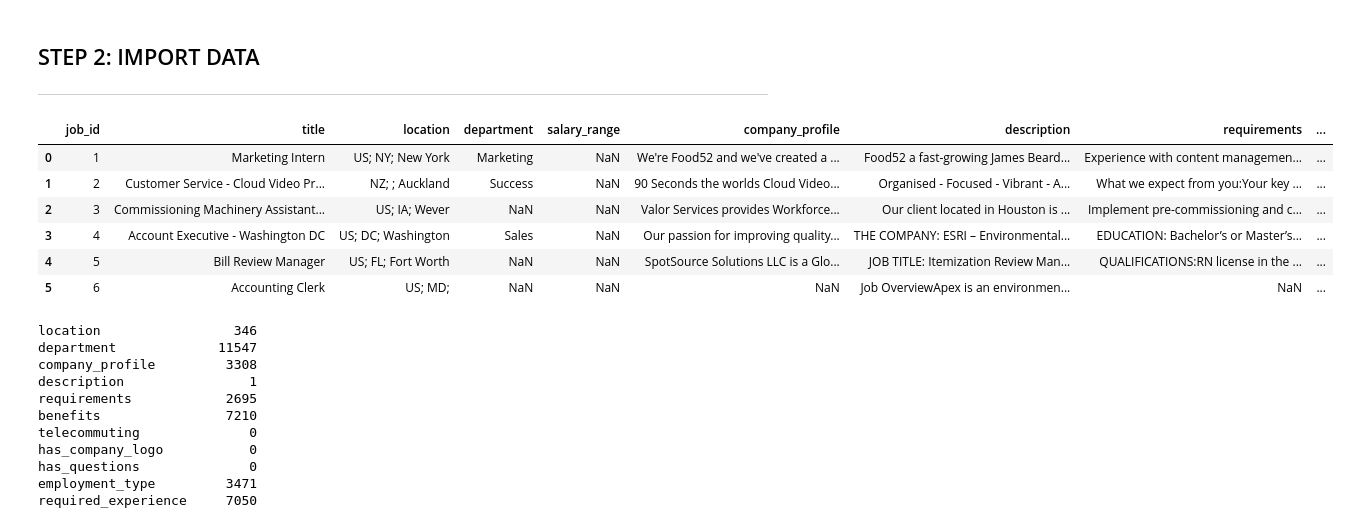
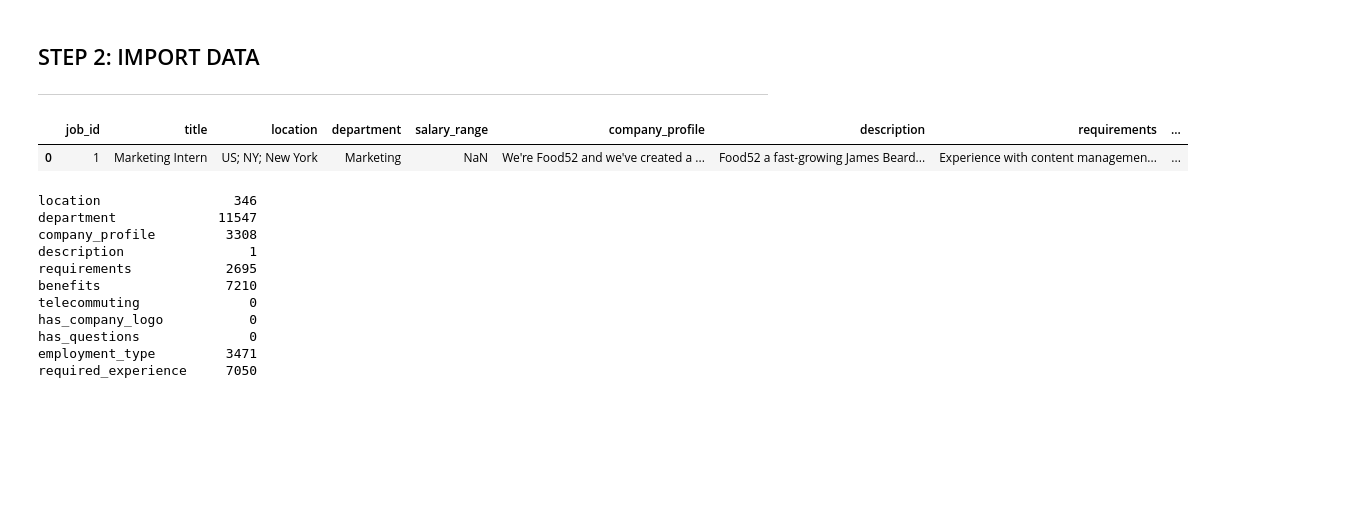
Before and after one commit to Ikyupark/Capstone-project, a Jupyter notebook: Capstone_ETL.ipynb, the cells around one changed output. Saved outputs shown, nothing was run; the diff lists cells and outputs as text; code cells hidden in the pictures; blank space fills up the shorter version.

```diff
--- a/Capstone_ETL.ipynb
+++ b/Capstone_ETL.ipynb
@@ -19,31 +17,27 @@ import re
 
 ---
 # %%
-dataset_df = pd.read_csv("Resources/fake_job_postings.csv")
-dataset_df.head(6)
+#dataset_df = pd.read_csv("Resources/fake_job_postings.csv")
+dataset_df = pd.read_csv("https://raw.githubusercontent.com/Ikyupark/Capstone-project/main/Resources/fake_job_postings.csv")
+dataset_df.head(1)
 
 #import psycopg2
 #import getpass
 #db_password = getpass.getpass(prompt='DB Password ')
 
 #engine = psycopg2.connect(
 #    database="Capstone_Project_Group_9",
 #    user="postgres",
 #    password=db_password,
 #    host="capstone-project-group-9.c4857qrbkptn.us-east-2.rds.amazonaws.com",
 #    port='5432'
 #)
 
 #dataset_df = pd.read_sql('SELECT * FROM Test', engine)
 #dataset_df.head(5)
 # %% [output]
 |  | job_id | title | location | department | salary_range | company_profile | description | requirements | ... |
 | 0 | 1 | Marketing Intern | US; NY; New York | Marketing | NaN | We're Food52 and we've created a ... | Food52 a fast-growing James Beard... | Experience with content managemen... | ... |
-| 1 | 2 | Customer Service - Cloud Video Pr... | NZ; ; Auckland | Success | NaN | 90 Seconds the worlds Cloud Video... | Organised - Focused - Vibrant - A... | What we expect from you:Your key ... | ... |
-| 2 | 3 | Commissioning Machinery Assistant... | US; IA; Wever | NaN | NaN | Valor Services provides Workforce... | Our client located in Houston is ... | Implement pre-commissioning and c... | ... |
-| 3 | 4 | Account Executive - Washington DC | US; DC; Washington | Sales | NaN | Our passion for improving quality... | THE COMPANY: ESRI – Environmental... | EDUCATION: Bachelor’s or Master’s... | ... |
-| 4 | 5 | Bill Review Manager | US; FL; Fort Worth | NaN | NaN | SpotSource Solutions LLC is a Glo... | JOB TITLE: Itemization Review Man... | QUALIFICATIONS:RN license in the ... | ... |
-| 5 | 6 | Accounting Clerk | US; MD; | NaN | NaN | NaN | Job OverviewApex is an environmen... | NaN | ... |
 # %%
 # Drop columns with too many null values or where all values are unique
 dataset_df = dataset_df.drop(columns=['job_id','salary_range','title'])
```
Also changed, not shown: parts of 49 cells of this notebook.
